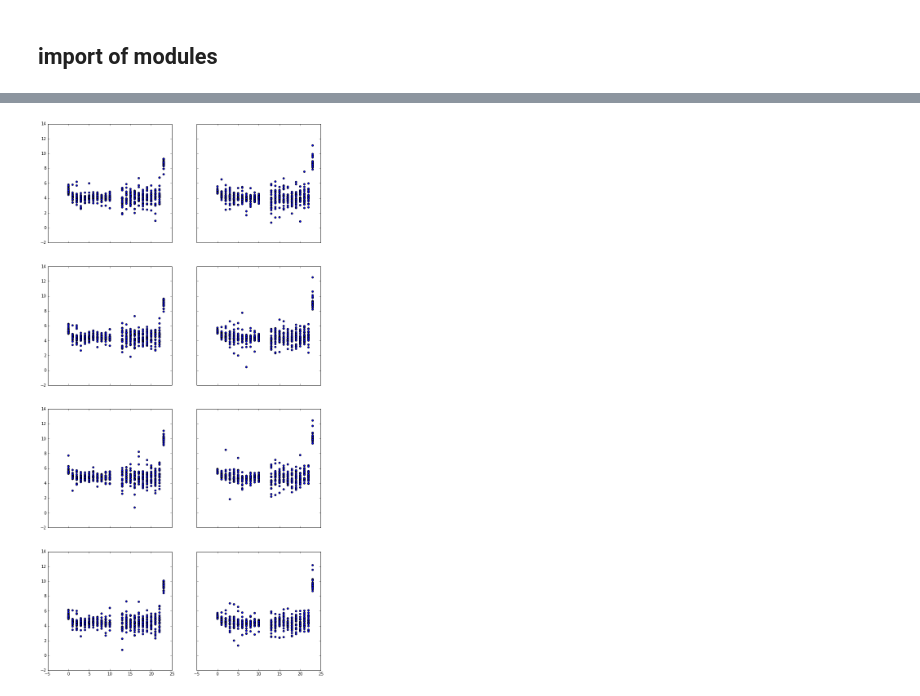
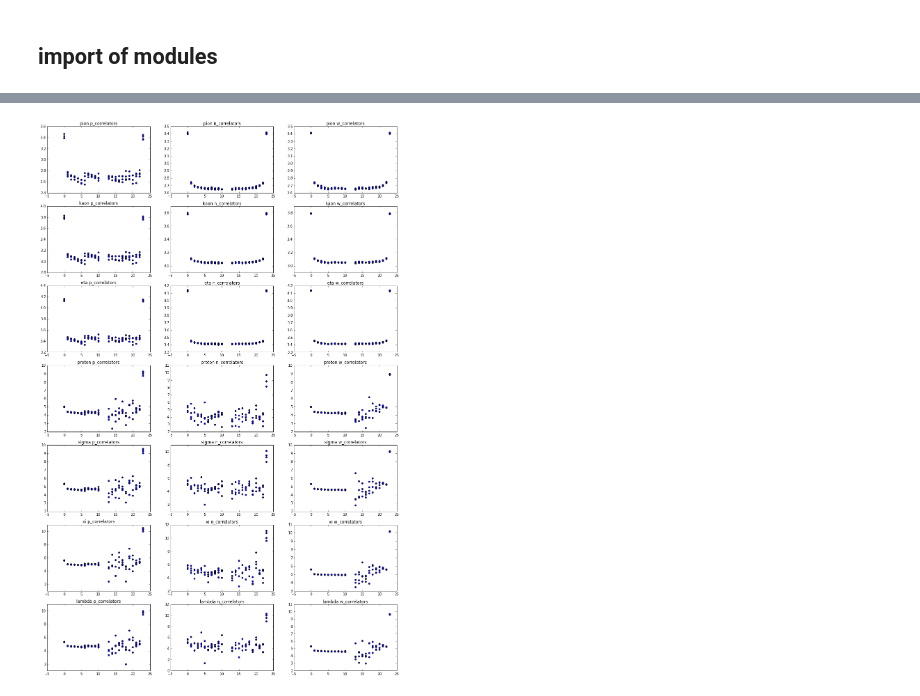
Before and after one commit to vojtak/lqcd_analysis, a Jupyter notebook: 2p_correlators.ipynb, the cells around one changed output, grey strips where cells are left out. Saved outputs shown, nothing was run; the diff lists cells and outputs as text; code cells hidden in the pictures.

Commit message:
loading propagators, plotting

```diff
--- a/2p_correlators.ipynb
+++ b/2p_correlators.ipynb
@@ -96,0 +55,2 @@ for conf in range(len(paths_baryons_propagators[particle]))]
+# %%
+propagators=[extract_propagators(path_results,measurement,mesons+baryons) for measurement in measurements]
@@ -109,12 +62,0 @@ def effective_mass(propagator):
-# %%
-# Two subplots, the axes array is 1-d
-time_slices=range(t_sites)
-num_particles=len(meson_propagators_all)
-num_configs=len(meson_propagators_all[0])
-
-f, axarr = plt.subplots(nrows=num_particles, ncols=num_configs, sharex=True,sharey=True,figsize=(12,12))
-
-for part in range(num_particles):
-    for conf in range(num_configs):
-        for i in range(len(meson_propagators_all[0][0])):
-            axarr[part,conf].scatter(time_slices,effective_mass(meson_propagators_all[part][conf][i]))
@@ -123,14 +63,21 @@ for part in range(num_particles):
-# %%
-time_slices=range(t_sites)
-num_particles=len(baryon_propagators_all)
-num_configs=len(baryon_propagators_all[0])
-
-f2, axarr2 = plt.subplots(nrows=num_particles, ncols=num_configs, sharex=True,sharey=True,figsize=(12,6*num_particles))
-
-for part in range(num_particles):
-    for conf in range(num_configs):
-        for i in range(len(baryon_propagators_all[0][0])):
-#            axarr2[conf].scatter(time_slices,effective_mass(baryon_propagators_all[part][conf][i]))
-            axarr2[part,conf].scatter(time_slices,effective_mass(baryon_propagators_all[part][conf][i]))
-# %% [output]
-[figure, removed]
+# %%
+# Two subplots, the axes array is 1-d
+
+
+p_particles     = propagators[0][1]
+p_configurations= propagators[0][2]
+
+fig= plt.figure(figsize=(6*len(measurements),4*len(p_particles)))
+
+iii=1
+for part_i, part in enumerate(p_particles):
+    for meas_i, meas in enumerate(measurements):
+
+        pp=plt.subplot(len(p_particles),len(measurements),iii)
+        pp.set_title(part+" "+meas)
+        iii=iii+1
+        for conf_i, conf in enumerate(p_configurations):
+            for i in range(len(propagators[meas_i][0][part_i])):
+                scatter(time_slices,effective_mass(propagators[meas_i][0][part_i][conf_i][i]))
+# %% [output]
+[figure, added]
```
Also changed, not shown: parts of 30 cells of this notebook, 4 other files.
